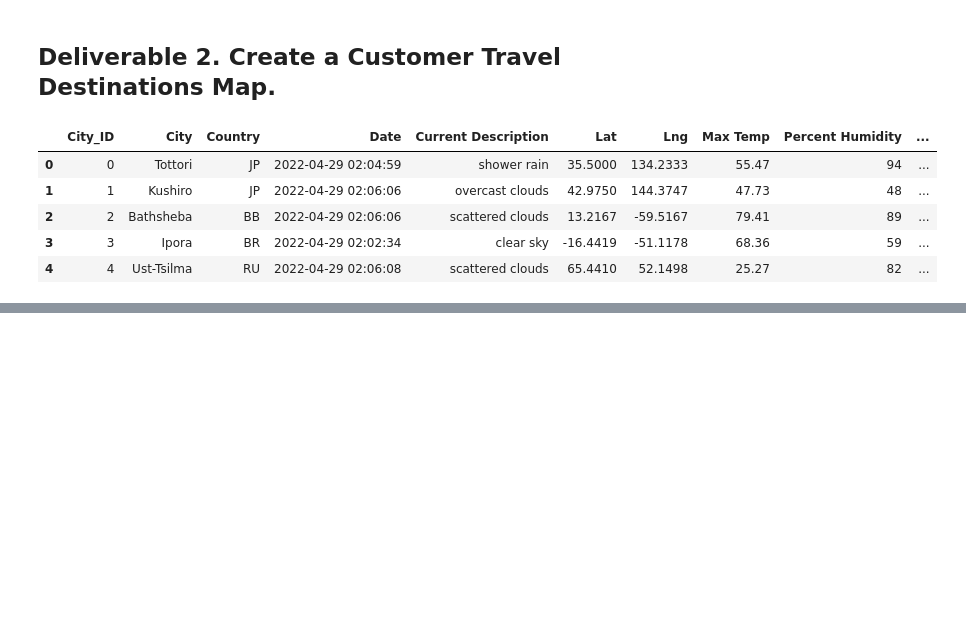
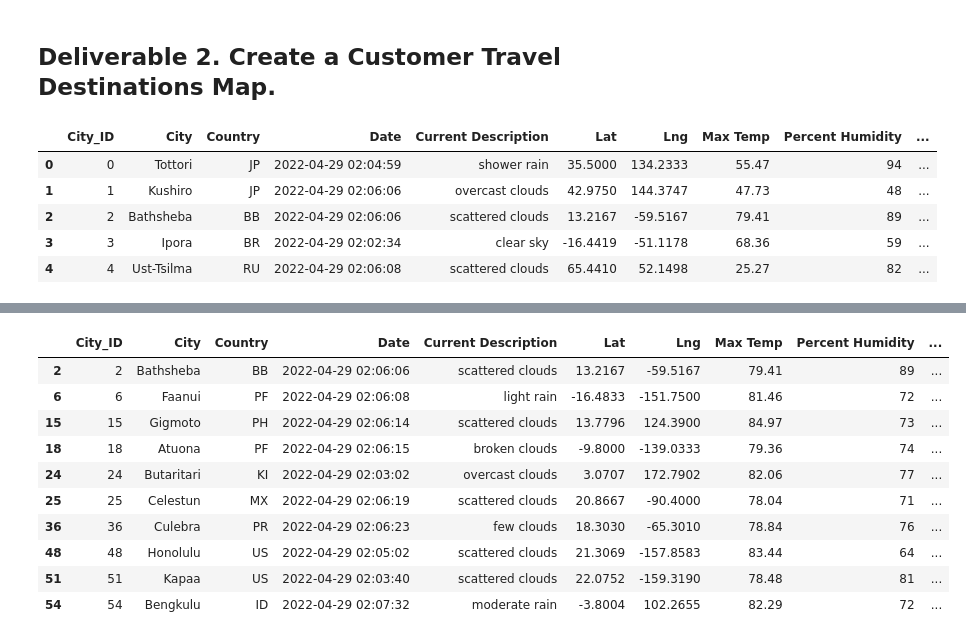
Before and after one commit to kaalrok/World_Weather_Analysis, a Jupyter notebook: Vacation_Search.ipynb, the cells around one changed output, grey strips where cells are left out. Cells and saved outputs as stored; diff of their text form; code cells hidden in the pictures; blank space fills up the shorter version.

```diff
--- a/Vacation_Search.ipynb
+++ b/Vacation_Search.ipynb
@@ -27,4 +65,20 @@ city_data_df.head()
 # %%
 # 3. Filter the city_data_df DataFrame using the input statements to create a new DataFrame using the loc method.
+# Filter the dataset to find the cities that fit the criteria.
+preferred_cities_df = city_data_df.loc[(city_data_df["Max Temp"] <= max_temp) & \
+                                       (city_data_df["Max Temp"] >= min_temp)]
+preferred_cities_df.head(10)
+# %% [output]
+|  | City_ID | City | Country | Date | Current Description | Lat | Lng | Max Temp | Percent Humidity | ... |
+| 2 | 2 | Bathsheba | BB | 2022-04-29 02:06:06 | scattered clouds | 13.2167 | -59.5167 | 79.41 | 89 | ... |
+| 6 | 6 | Faanui | PF | 2022-04-29 02:06:08 | light rain | -16.4833 | -151.7500 | 81.46 | 72 | ... |
+| 15 | 15 | Gigmoto | PH | 2022-04-29 02:06:14 | scattered clouds | 13.7796 | 124.3900 | 84.97 | 73 | ... |
+| 18 | 18 | Atuona | PF | 2022-04-29 02:06:15 | broken clouds | -9.8000 | -139.0333 | 79.36 | 74 | ... |
+| 24 | 24 | Butaritari | KI | 2022-04-29 02:03:02 | overcast clouds | 3.0707 | 172.7902 | 82.06 | 77 | ... |
+| 25 | 25 | Celestun | MX | 2022-04-29 02:06:19 | scattered clouds | 20.8667 | -90.4000 | 78.04 | 71 | ... |
+| 36 | 36 | Culebra | PR | 2022-04-29 02:06:23 | few clouds | 18.3030 | -65.3010 | 78.84 | 76 | ... |
+| 48 | 48 | Honolulu | US | 2022-04-29 02:05:02 | scattered clouds | 21.3069 | -157.8583 | 83.44 | 64 | ... |
+| 51 | 51 | Kapaa | US | 2022-04-29 02:03:40 | scattered clouds | 22.0752 | -159.3190 | 78.48 | 81 | ... |
+| 54 | 54 | Bengkulu | ID | 2022-04-29 02:07:32 | moderate rain | -3.8004 | 102.2655 | 82.29 | 72 | ... |
 # %%
 # 4a. Determine if there are any empty rows.
```
Also changed, not shown: parts of 14 cells of this notebook, 4 other files.
